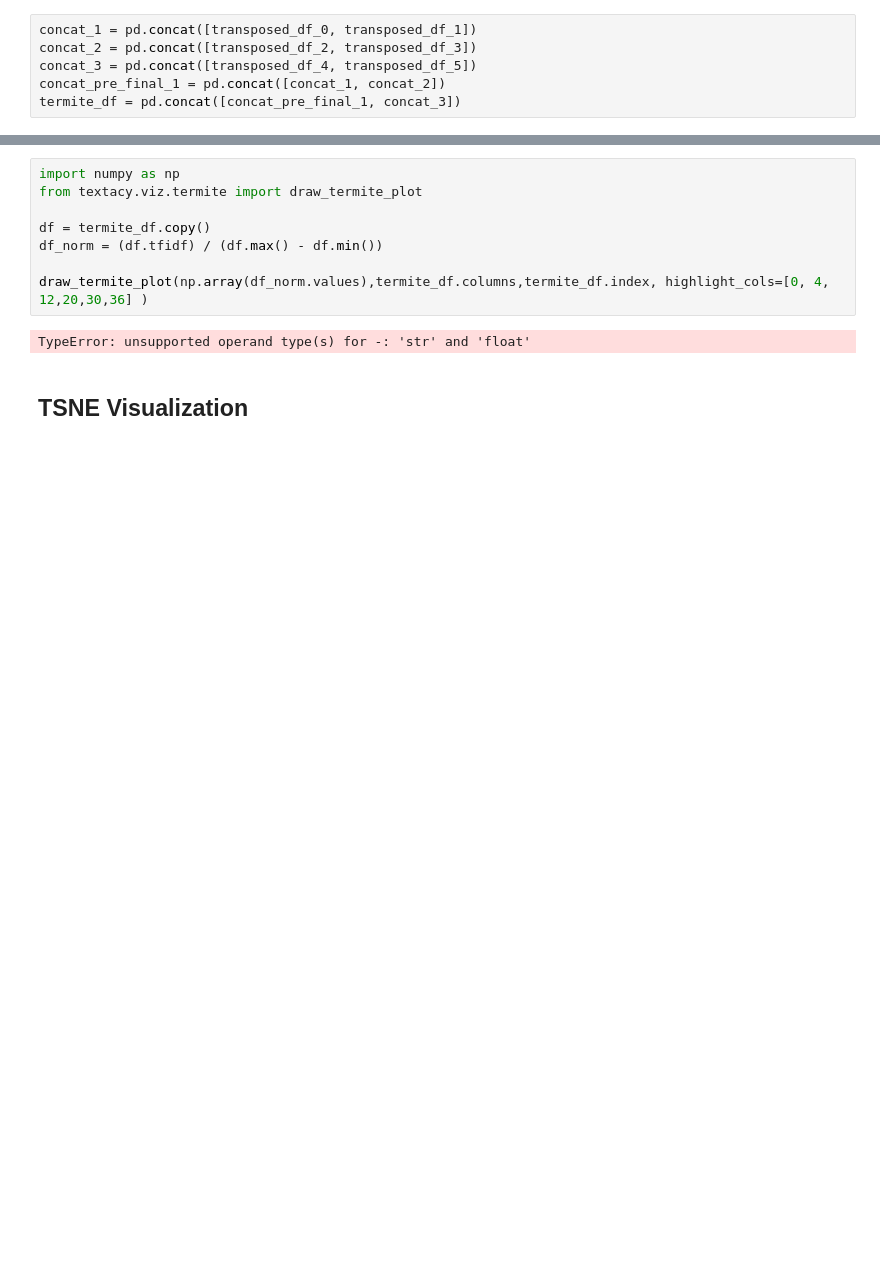
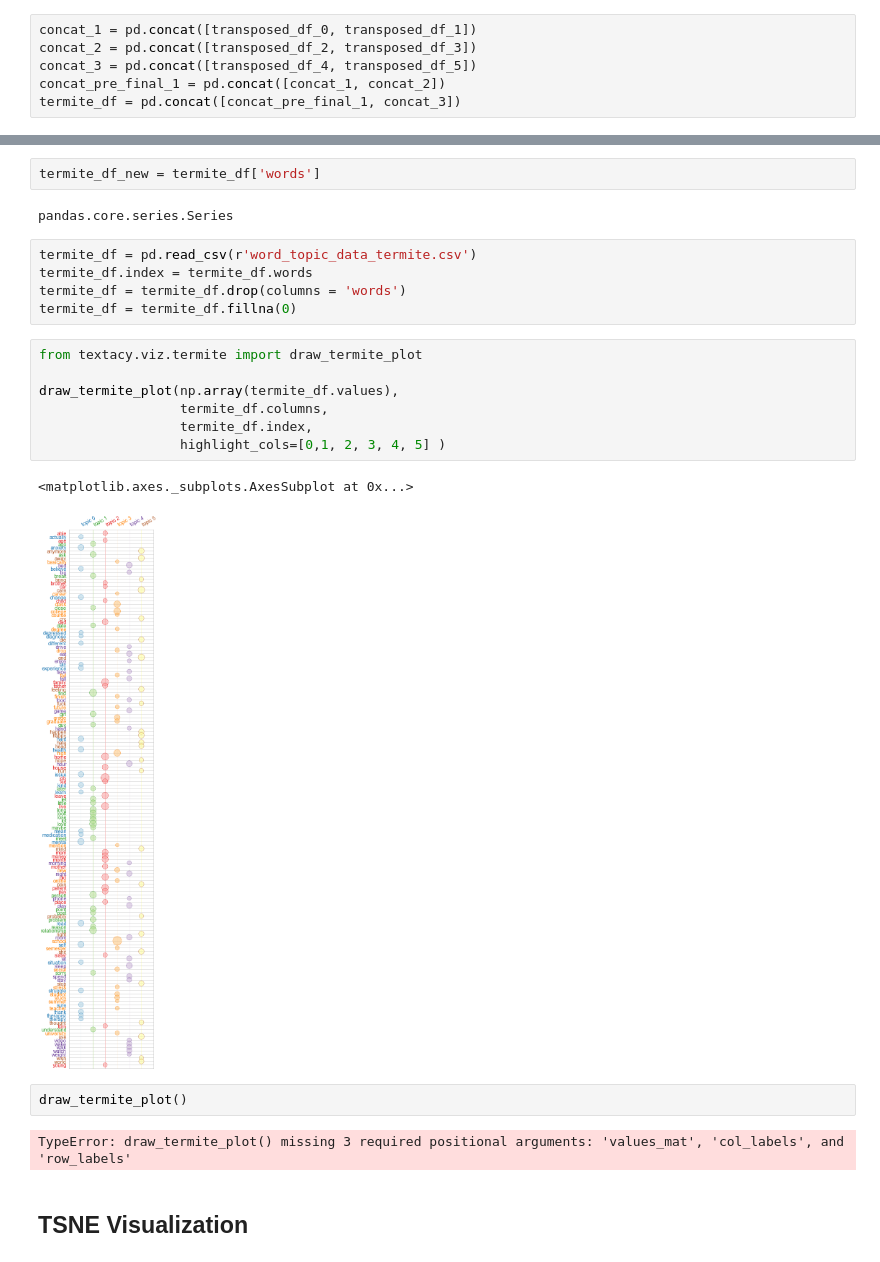
Before and after one commit to heathersaul-nos3lf/final_horsemen, a Jupyter notebook: LDA_TFIDF_TSNE.ipynb, the cells around one changed output, grey strips where cells are left out. Drawn from its saved outputs; the diff is of its cells as text; blank space fills up the shorter version.

```diff
--- a/LDA_TFIDF_TSNE.ipynb
+++ b/LDA_TFIDF_TSNE.ipynb
@@ -325,13 +327,26 @@ termite_df
+# %%
+termite_df_new = termite_df['words']
+# %% [output]
+pandas.core.series.Series
+# %%
+termite_df = pd.read_csv(r'word_topic_data_termite.csv')
+termite_df.index = termite_df.words
+termite_df = termite_df.drop(columns = 'words')
+termite_df = termite_df.fillna(0)
 # %%
-import numpy as np
 from textacy.viz.termite import draw_termite_plot
 
-df = termite_df.copy()
-df_norm = (df.tfidf) / (df.max() - df.min())
-
-draw_termite_plot(np.array(df_norm.values),termite_df.columns,termite_df.index, highlight_cols=[0, 4, 12,20,30,36] )
+draw_termite_plot(np.array(termite_df.values),
+                  termite_df.columns,
+                  termite_df.index,
+                  highlight_cols=[0,1, 2, 3, 4, 5] )
 # %% [output]
-TypeError: unsupported operand type(s) for -: 'str' and 'float'
+<matplotlib.axes._subplots.AxesSubplot at 0x...>
+[figure, added]
+# %%
+draw_termite_plot()
+# %% [output]
+TypeError: draw_termite_plot() missing 3 required positional arguments: 'values_mat', 'col_labels', and 'row_labels'
 # %% [markdown]
 ## TSNE Visualization
 # %%
```
Also changed, not shown: parts of 9 cells of this notebook, 2 other files.
